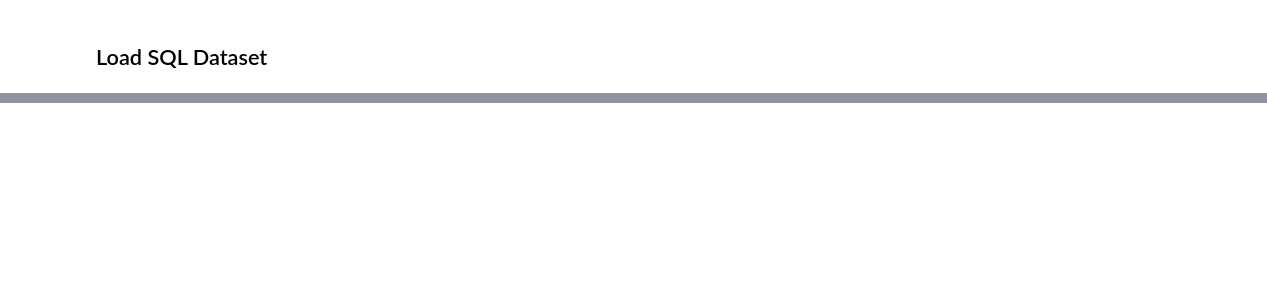
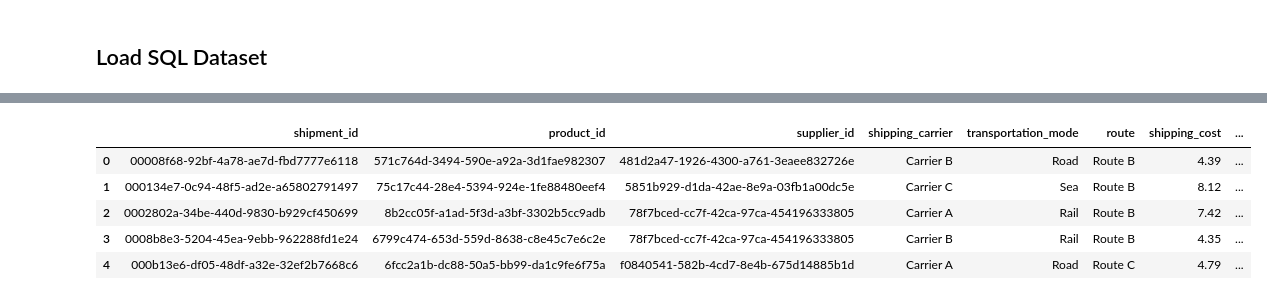
Before and after one commit to Mipjeiger/logistic-business-AI-Engineer-end-to-end-solution, a Jupyter notebook: notebooks/02_pipelines_langchain.ipynb, the cells around one changed output, grey strips where cells are left out. Cells and saved outputs as stored; diff of their text form; code cells hidden in the pictures; blank space fills up the shorter version.

```diff
--- a/notebooks/02_pipelines_langchain.ipynb
+++ b/notebooks/02_pipelines_langchain.ipynb
@@ -85,0 +114,10 @@ metadata.head()
+# %%
+# Business Impact Layer: SELECT * FROM logistics.shipments;
+load_data(query_11).head()
+# %% [output]
+|  | shipment_id | product_id | supplier_id | shipping_carrier | transportation_mode | route | shipping_cost | ... |
+| 0 | 00008f68-92bf-4a78-ae7d-fbd7777e6118 | 571c764d-3494-590e-a92a-3d1fae982307 | 481d2a47-1926-4300-a761-3eaee832726e | Carrier B | Road | Route B | 4.39 | ... |
+| 1 | 000134e7-0c94-48f5-ad2e-a65802791497 | 75c17c44-28e4-5394-924e-1fe88480eef4 | 5851b929-d1da-42ae-8e9a-03fb1a00dc5e | Carrier C | Sea | Route B | 8.12 | ... |
+| 2 | 0002802a-34be-440d-9830-b929cf450699 | 8b2cc05f-a1ad-5f3d-a3bf-3302b5cc9adb | 78f7bced-cc7f-42ca-97ca-454196333805 | Carrier A | Rail | Route B | 7.42 | ... |
+| 3 | 0008b8e3-5204-45ea-9ebb-962288fd1e24 | 6799c474-653d-559d-8638-c8e45c7e6c2e | 78f7bced-cc7f-42ca-97ca-454196333805 | Carrier B | Rail | Route B | 4.35 | ... |
+| 4 | 000b13e6-df05-48df-a32e-32ef2b7668c6 | 6fcc2a1b-dc88-50a5-bb99-da1c9fe6f75a | f0840541-582b-4cd7-8e4b-675d14885b1d | Carrier A | Road | Route C | 4.79 | ... |
```
Also changed, not shown: parts of 7 cells of this notebook, 18 other files.
